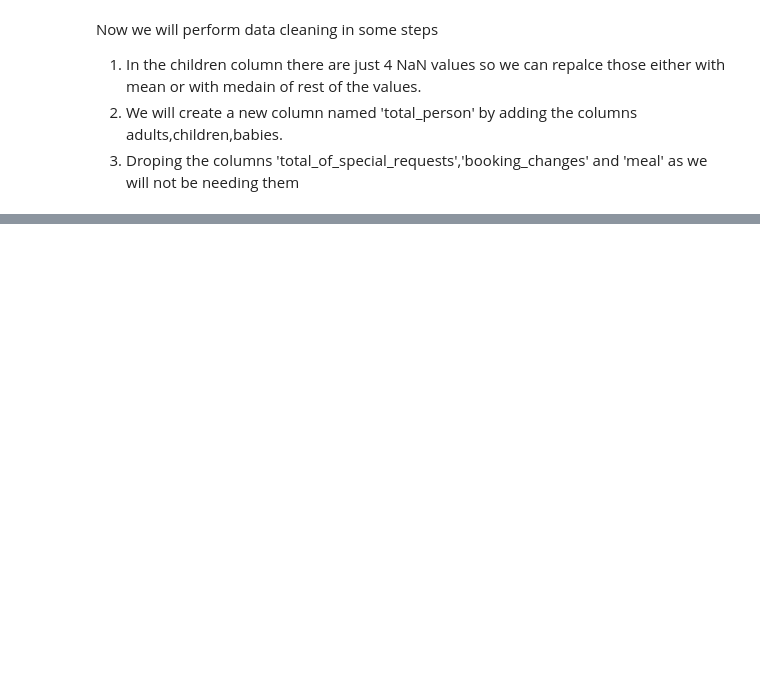
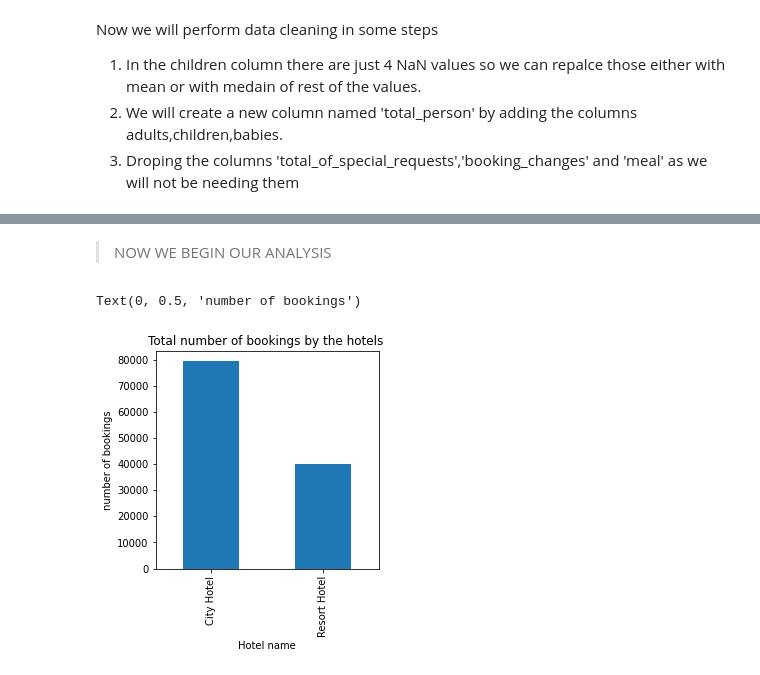
Before and after one commit to AYUSH-SHARMA25/HOTEL-BOOKING-ANALYSIS-PROJECT, a Jupyter notebook: Hotel_Booking_Analysis_.ipynb, the cells around one changed output, grey strips where cells are left out. Drawn from its saved outputs; the diff is of its cells as text; code cells hidden in the pictures; blank space fills up the shorter version.

```diff
--- a/Hotel_Booking_Analysis_.ipynb
+++ b/Hotel_Booking_Analysis_.ipynb
@@ -99,3 +99,17 @@ HB_data.head(10).T
 | reservation_status | Check-Out | Check-Out | Check-Out | Check-Out | Check-Out | Check-Out | Check-Out | Check-Out | Canceled | Canceled |
 | reservation_status_date | 2015-07-01 | 2015-07-01 | 2015-07-02 | 2015-07-02 | 2015-07-03 | 2015-07-03 | 2015-07-03 | 2015-07-03 | 2015-05-06 | 2015-04-22 |
 | total_person | 2.0 | 2.0 | 1.0 | 1.0 | 2.0 | 2.0 | 2.0 | 2.0 | 2.0 | 2.0 |
+# %% [markdown]
+ > NOW WE BEGIN OUR ANALYSIS
+# %%
+# first let's see how many total bookings were made by both the hotels
+total_bookings = HB_data['hotel'].value_counts()
+
+plt.rcParams['figure.figsize'] = (4,4)
+total_bookings.plot(kind='bar')
+plt.title('Total number of bookings by the hotels ')
+plt.xlabel('Hotel name')
+plt.ylabel('number of bookings')
+# %% [output]
+Text(0, 0.5, 'number of bookings')
+[figure, added]
```
Also changed, not shown: parts of 2 cells of this notebook.
